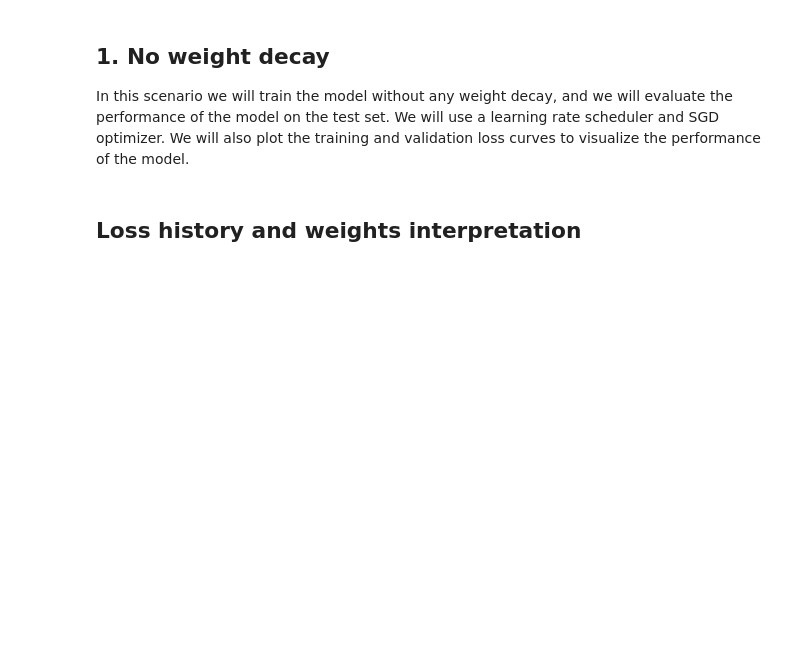
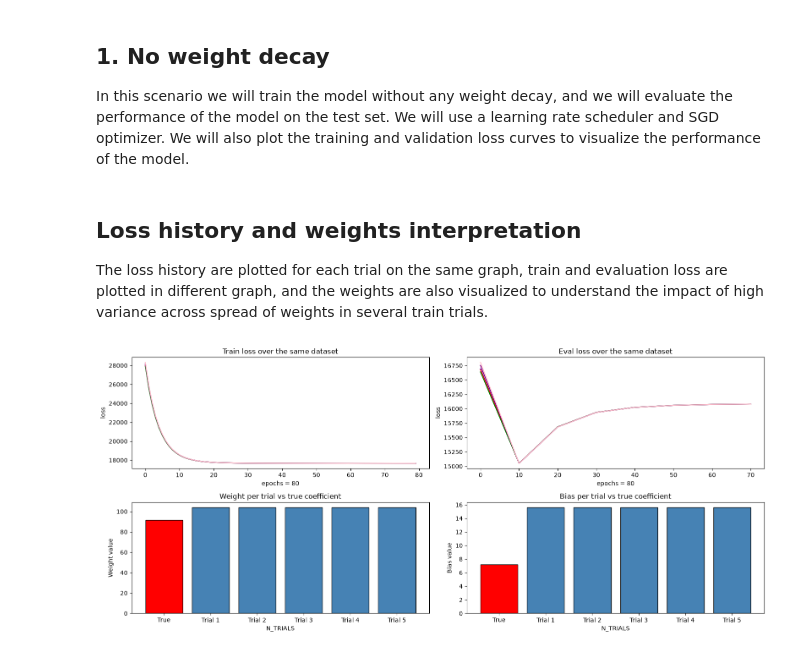
Before and after one commit to cecinuga/thorcino, a Jupyter notebook: examples/linear_regression/regularization/DL2/main.ipynb, the cells around one changed output. Drawn from its saved outputs; the diff is of its cells as text; code cells hidden in the pictures; blank space fills up the shorter version.

Commit message:
continuing with step 1

```diff
--- a/examples/linear_regression/regularization/DL2/main.ipynb
+++ b/examples/linear_regression/regularization/DL2/main.ipynb
@@ -6,12 +6,12 @@ We will use a synthetic dataset generated using `sklearn.datasets.make_regressio
 import numpy as np
 from core.dataset.dataset import DataLoader, TensorDataset
 from core.tensor import Tensor
-from examples.linear_regression.helpers.dataset import preprocess_dataloader, split_dataset
+from examples.linear_regression.helpers.dataset import split_dataset
 from sklearn.datasets import make_regression
 
 SEED = 888
 BIAS = 7.2
-NOISE = 80
+NOISE = 150
 BATCH_SIZE = 16
 
 X, y, true_coefs = make_regression(n_samples=100, n_features=1, n_targets=1, bias=BIAS, noise=NOISE, coef=True, random_state=SEED)
@@ -84,3 +84,54 @@ for i, trainer in zip(range(N_TRIALS), trainers):
     fit_model(trainer, tr_dataloader, te_dataloader, EPOCHS, EVAL_STEP)
 # %% [markdown]
 ## Loss history and weights interpretation
+
+The loss history are plotted for each trial on the same graph, train and evaluation loss are plotted in different graph, and the weights are also visualized to understand the impact of high variance across spread of weights in several train trials.
+# %%
+import matplotlib.pyplot as plt
+from examples.linear_regression.helpers.train import get_models_params
+
+
+train_loss_history = [trainer.train_loss for trainer in trainers]
+eval_loss_history = [trainer.eval_loss for trainer in trainers]
+params_history = get_models_params([trainer.model for trainer in trainers])
+
+weights_history = np.array([p[0].flatten()[0] for p in params_history])
+bias_history = np.array([p[1].flatten()[0] for p in params_history])
+
+fig, ((train_ax, eval_ax), (weights_ax, bias_ax)) = plt.subplots(2, 2, figsize=(16, 7))
+
+colors = ['blue', 'red', 'green', 'purple', 'pink']
+assert len(colors) == len(train_loss_history)
+
+train_ax.set_title("Train loss over the same dataset")
+train_ax.set_ylabel(f"loss")
+train_ax.set_xlabel(f"epochs = {EPOCHS}")
+for loss, color in zip(train_loss_history, colors):
+    train_ax.plot(range(EPOCHS), loss, color=color)
+
+eval_ax.set_title("Eval loss over the same dataset")
+eval_ax.set_ylabel(f"loss")
+eval_ax.set_xlabel(f"epochs = {EPOCHS}")
+for loss, color in zip(eval_loss_history, colors):
+    eval_ax.plot(range(0, EPOCHS, EVAL_STEP), loss, color=color)
+
+trial_ticks = range(N_TRIALS + 1)
+trial_labels = ["True"] + [f"Trial {i + 1}" for i in range(N_TRIALS)]
+bar_colors = ["red"] + ["steelblue"] * N_TRIALS
+
+weights_ax.bar(trial_ticks, [true_coefs[0], *weights_history], color=bar_colors, edgecolor="black")
+weights_ax.set_xticks(trial_ticks, trial_labels)
+weights_ax.set_title("Weight per trial vs true coefficient")
+weights_ax.set_xlabel("N_TRIALS")
+weights_ax.set_ylabel("Weight value")
+
+bias_ax.bar(trial_ticks, [BIAS, *bias_history], color=bar_colors, edgecolor="black")
+bias_ax.set_xticks(trial_ticks, trial_labels)
+bias_ax.set_title("Bias per trial vs true coefficient")
+bias_ax.set_xlabel("N_TRIALS")
+bias_ax.set_ylabel("Bias value")
+
+fig.tight_layout()
+plt.show()
+# %% [output]
+[figure, added]
```
Also changed, not shown: parts of 1 cell of this notebook, 2 other files.
